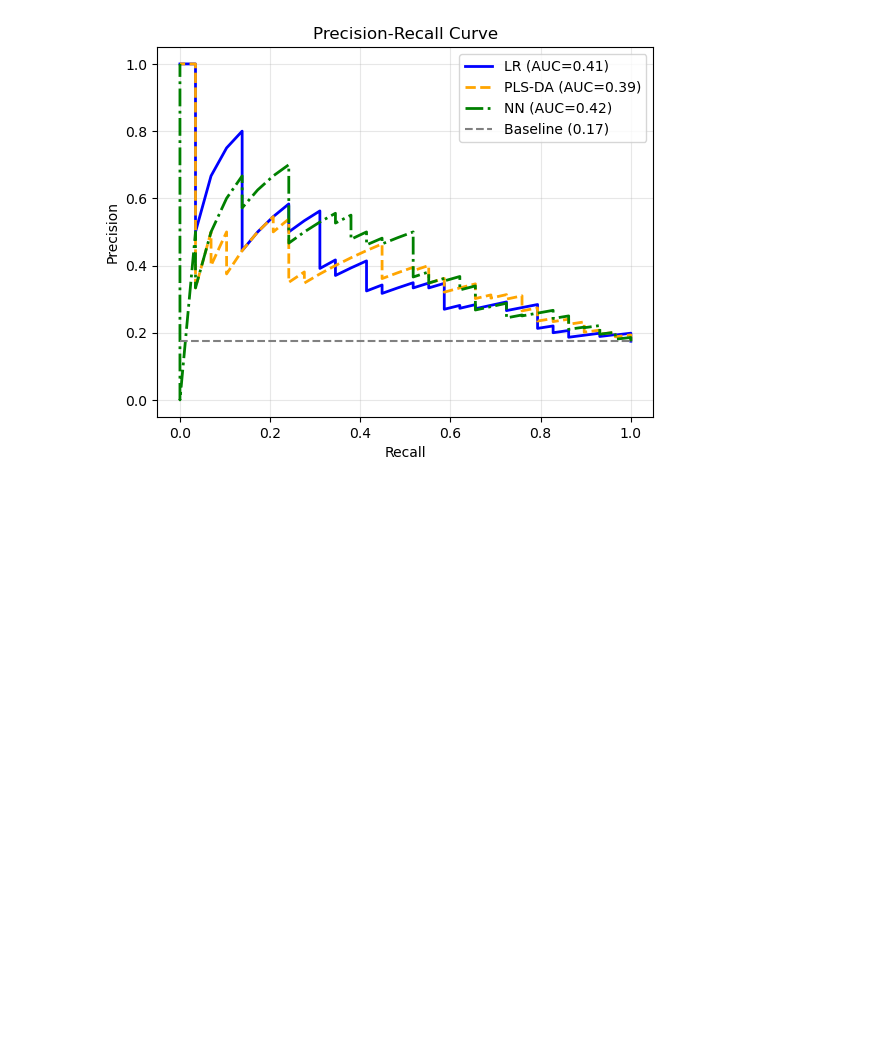
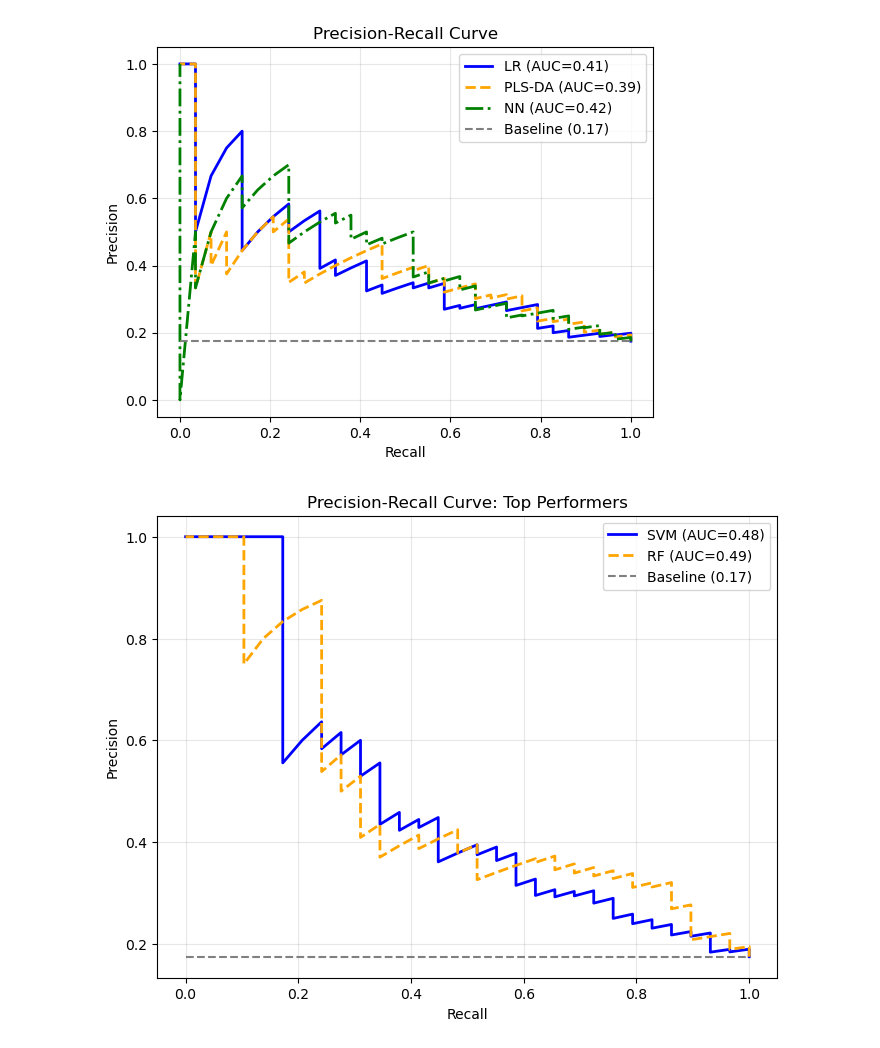
Before and after one commit to ereindersss/TM10011-Machine-learning-assignment-ECG-, a Jupyter notebook: assignment_clean.ipynb, the cells around one changed output. Cells and saved outputs as stored; diff of their text form; code cells hidden in the pictures; blank space fills up the shorter version.

```diff
--- a/assignment_clean.ipynb
+++ b/assignment_clean.ipynb
@@ -596,3 +739,54 @@ def plot_pr_auc(labels, scores_dict):
 plot_pr_auc(y_test, scores_dict)
 # %% [output]
 [figure]
+# %%
+def plot_pr_auc(labels, scores_dict):
+    y_true = labels.values.ravel()
+    # De baseline is de proportie positieve gevallen (0.17 in jouw dataset) [cite: 81, 88]
+    baseline = np.mean(y_true)
+
+    plt.figure(figsize=(8, 6))
+
+    # Definieer welke modellen je wilt zien
+    target_models = ['RF', 'SVM', 'XGB']
+
+    linestyles = ['-', '--', '-.', ':']
+    colors = ['blue', 'orange', 'green'] # Kleuren voor de top 3
+
+    # We gebruiken een aparte teller 'plot_idx' voor de styling van de gefilterde modellen
+    plot_idx = 0
+    for name, probs in scores_dict.items():
+        if name in target_models:
+            precision, recall, _ = precision_recall_curve(y_true, probs)
+            auc = average_precision_score(y_true, probs)
+
+            plt.plot(
+                recall,
+                precision,
+                linestyle=linestyles[plot_idx % len(linestyles)],
+                color=colors[plot_idx % len(colors)],
+                linewidth=2,
+                label=f'{name} (AUC={auc:.2f})'
+            )
+            plot_idx += 1
+
+    # De "No-Skill" Baseline [cite: 81]
+    plt.hlines(
+        baseline, 0, 1,
+        colors='grey',
+        linestyles='dashed',
+        linewidth=1.5,
+        label=f'Baseline ({baseline:.2f})'
+    )
+
+    plt.xlabel('Recall')
+    plt.ylabel('Precision')
+    plt.title('Precision-Recall Curve: Top Performers')
+    plt.legend()
+    plt.grid(alpha=0.3)
+    plt.show()
+
+# Zorg dat de namen in scores_dict overeenkomen met target_models
+plot_pr_auc(y_test, scores_dict)
+# %% [output]
+[figure, added]
```
Also changed, not shown: parts of 14 cells of this notebook.
